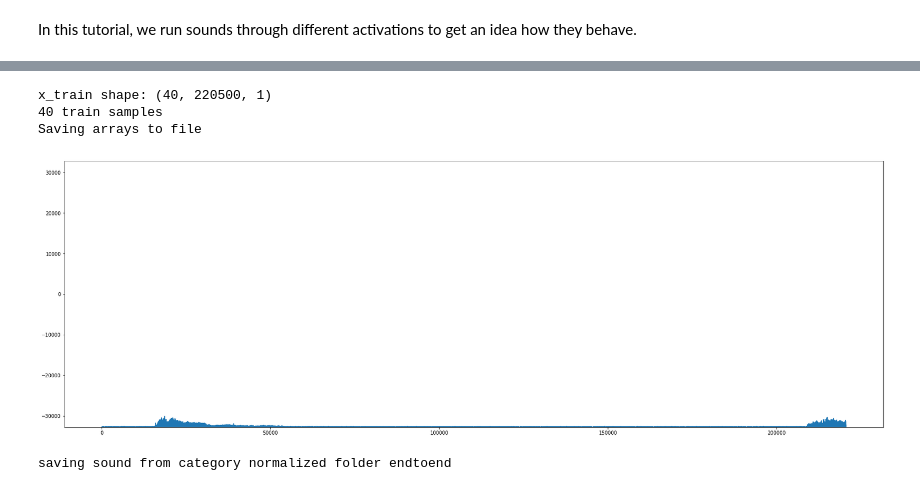
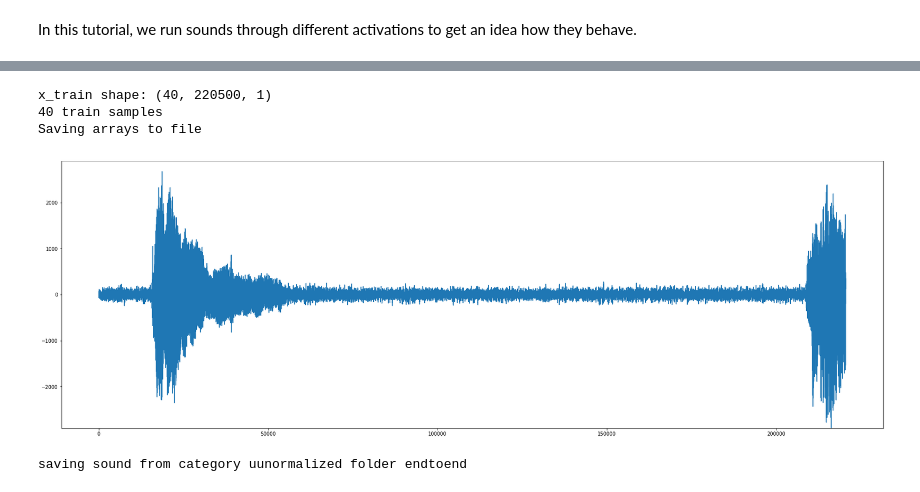
Before and after one commit to SopiMlab/DeepLearningWithAudio18, a Jupyter notebook: Activation functions.ipynb, the cells around one changed output, grey strips where cells are left out. Cells and saved outputs as stored; diff of their text form; code cells hidden in the pictures.

```diff
--- a/Activation functions.ipynb
+++ b/Activation functions.ipynb
@@ -47,14 +48,13 @@ saving sound from category normalized folder endtoend
 (1, 220500)
 # %%
 sound = load_all("categorized", "cat",forceLoad=True)
-sound = sound / 65536
 target = np.array(sound[0])
-path = save_sound(sound, "endtoend", "normalized", upscale=True, index=0)
+path = save_sound(sound, "endtoend", "uunormalized", upscale=False, index=0)
 IPython.display.Audio(filename=path)
 # %% [output]
 x_train shape: (40, 220500, 1)
 40 train samples
 Saving arrays to file
-[figure, old version]
+[figure, new version]
-saving sound from category normalized folder endtoend
+saving sound from category uunormalized folder endtoend
 [interactive output not drawn]
```
Also changed, not shown: parts of 10 cells of this notebook.
